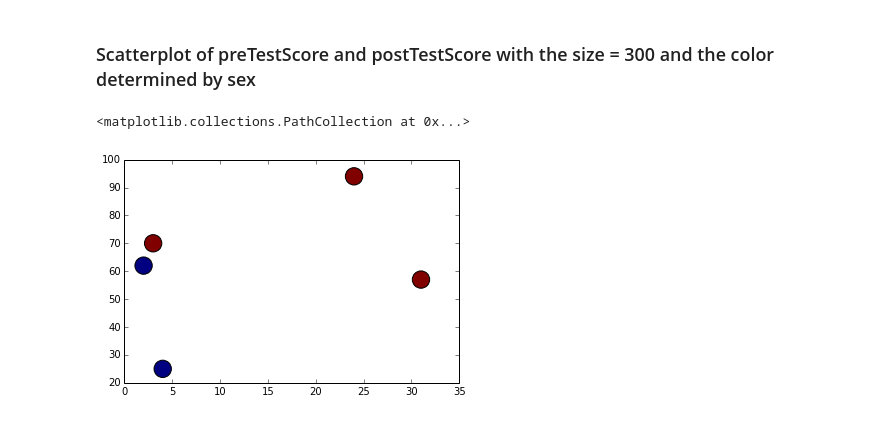
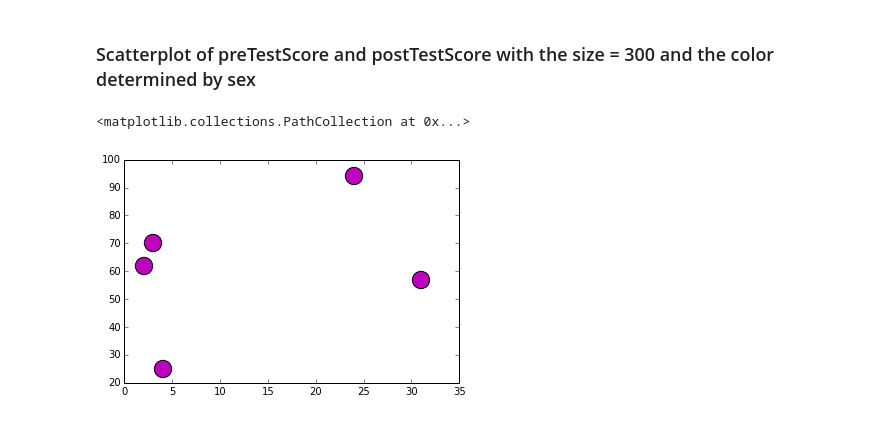
Before and after one commit to tradinscd/code_py, a Jupyter notebook: matplotlib_scatterplot_from_pandas.ipynb, the cells around one changed output. Cells and saved outputs as stored; diff of their text form; code cells hidden in the pictures.

```diff
--- a/matplotlib_scatterplot_from_pandas.ipynb
+++ b/matplotlib_scatterplot_from_pandas.ipynb
@@ -41,7 +40,7 @@ plt.scatter(df.preTestScore, df.postTestScore
 # %% [markdown]
 ### Scatterplot of preTestScore and postTestScore with the size = 300 and the color determined by sex
 # %%
-plt.scatter(df.preTestScore, df.postTestScore, s=300, c=df.female)
+plt.scatter(df.preTestScore, df.postTestScore, s=300, c='m')
 # %% [output]
 <matplotlib.collections.PathCollection at 0x...>
-[figure, old version]
+[figure, new version]
```
Also changed, not shown: parts of 1 cell of this notebook, 3 other files.
